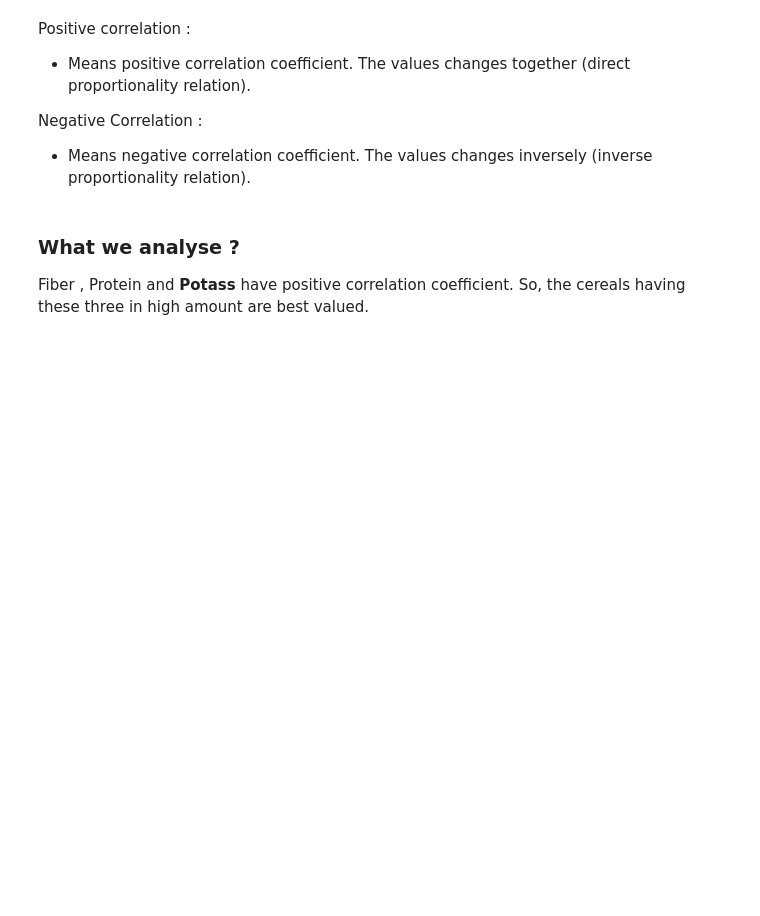
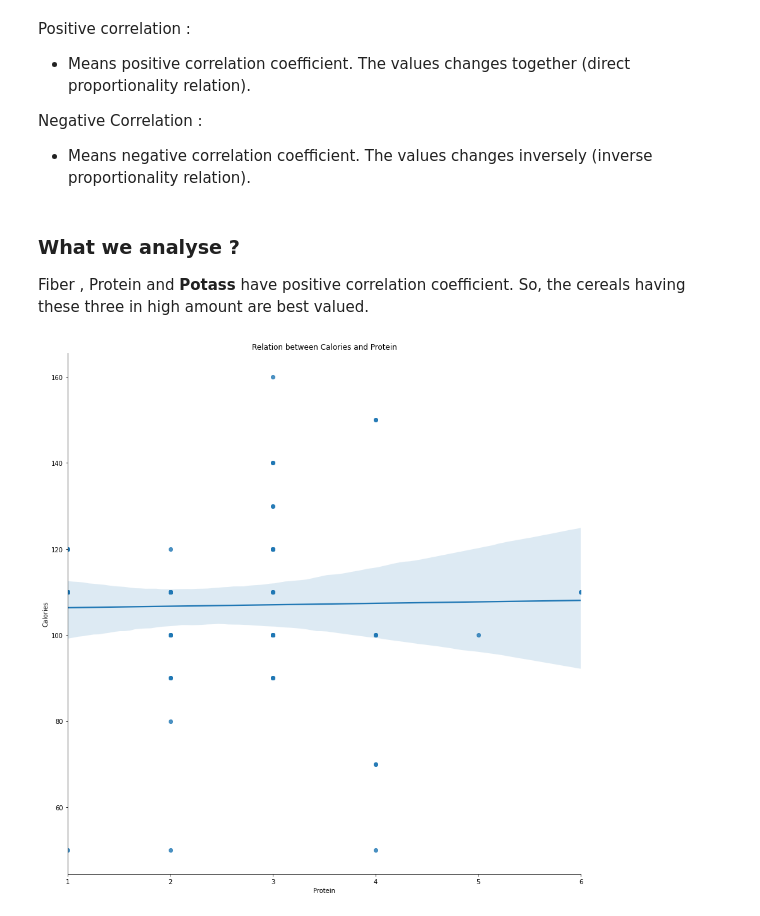
Before and after one commit to Ana1601-code/80-Cereals-Analysis, a Jupyter notebook: 80_Cereals_analyse.ipynb, the cells around one changed output. Saved outputs shown, nothing was run; the diff lists cells and outputs as text; code cells hidden in the pictures; blank space fills up the shorter version.

```diff
--- a/80_Cereals_analyse.ipynb
+++ b/80_Cereals_analyse.ipynb
@@ -110,3 +110,8 @@ Negative Correlation :
 ### What we analyse ?
 
 Fiber , Protein and **Potass** have positive correlation coefficient. So, the cereals having these three in high amount are best valued.
+# %%
+ax = sns.lmplot(size=12, x="protein", y="calories", data=df)
+_ = ax.set(xlabel='Protein', ylabel='Calories',title = "Relation between Calories and Protein")
+# %% [output]
+[figure, added]
```
